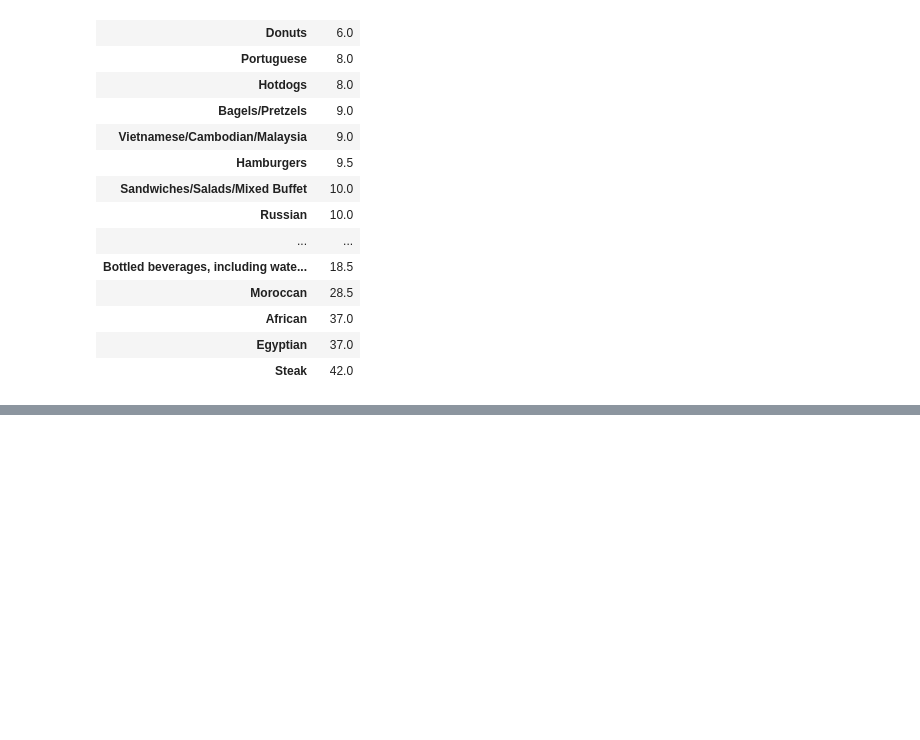
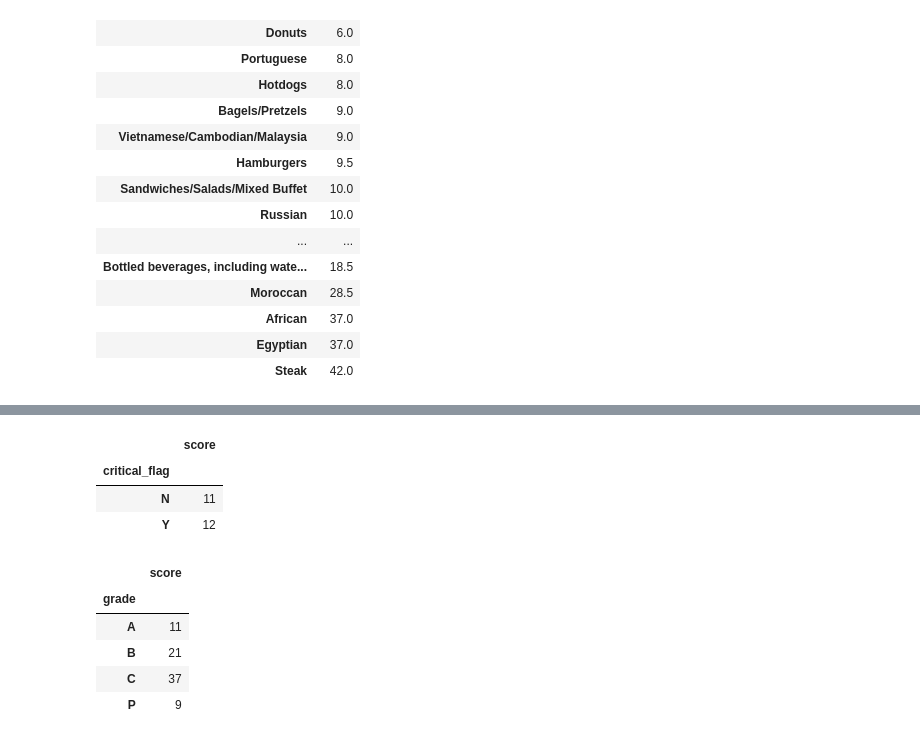
Before and after one commit to yuleidner/Katz_Data_Analytics, a Jupyter notebook: M10/M10 Quiz.ipynb, the cells around one changed output, grey strips where cells are left out. Cells and saved outputs as stored; diff of their text form; code cells hidden in the pictures; blank space fills up the shorter version.

```diff
--- a/M10/M10 Quiz.ipynb
+++ b/M10/M10 Quiz.ipynb
@@ -105,0 +173,20 @@ boro.sort_values('score')
+# %%
+#Q9 What is the median score for restaurants where the 'critical_flag' value was 'Critical'?
+crit = food_scores[['score','critical_flag']].groupby('critical_flag')
+crit.median()
+# %% [output]
+|  | score |
+| critical_flag |  |
+| N | 11 |
+| Y | 12 |
+# %%
+# Q10: What is the median score for restaurants receiving a 'C' grade?
+cgrade = food_scores[['grade','score']].groupby('grade')
+cgrade.median()
+# %% [output]
+|  | score |
+| grade |  |
+| A | 11 |
+| B | 21 |
+| C | 37 |
+| P | 9 |
```
Also changed, not shown: parts of 4 cells of this notebook, 1 other file.
